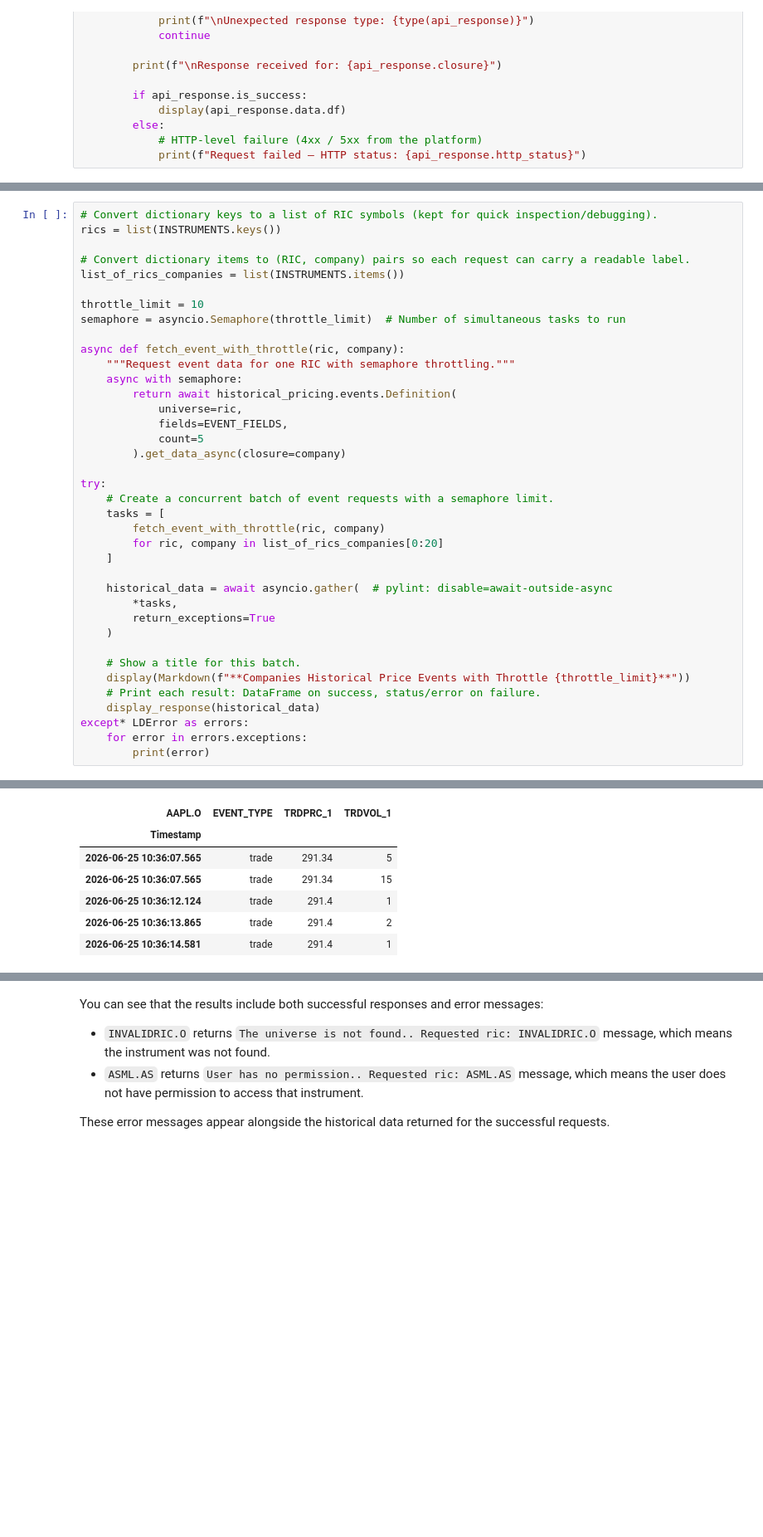
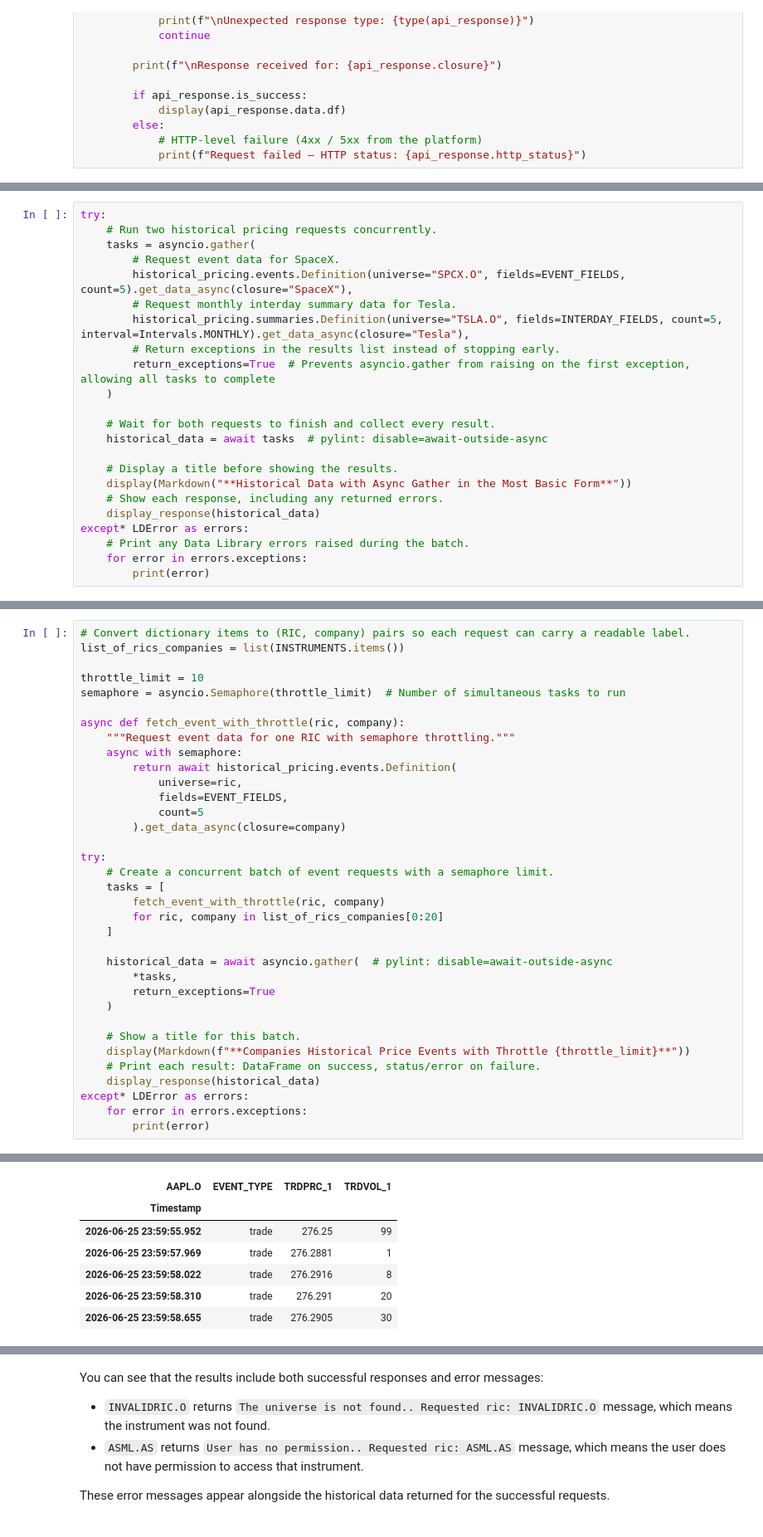
Before and after one commit to LSEG-API-Samples/Example.RDP.DataLibrary.Python.Async, a Jupyter notebook: notebook/ld_notebook_async_gather.ipynb, the cells around one changed output, grey strips where cells are left out. Shown at 83% size. Cells and saved outputs as stored; diff of their text form; blank space fills up the shorter version.

Commit message:
Updated article and main gather notebook to include the basic form and semaphore form. Updated images Updated the gather performance notebook to include the semaphore form and updated images.

```diff
--- a/notebook/ld_notebook_async_gather.ipynb
+++ b/notebook/ld_notebook_async_gather.ipynb
@@ -206,0 +208,23 @@ I am demonstrating with `historical_pricing.events.Definition` which returns His
+# %%
+try:
+    # Run two historical pricing requests concurrently.
+    tasks = asyncio.gather(
+        # Request event data for SpaceX.
+        historical_pricing.events.Definition(universe="SPCX.O", fields=EVENT_FIELDS, count=5).get_data_async(closure="SpaceX"),
+        # Request monthly interday summary data for Tesla.
+        historical_pricing.summaries.Definition(universe="TSLA.O", fields=INTERDAY_FIELDS, count=5, interval=Intervals.MONTHLY).get_data_async(closure="Tesla"),
+        # Return exceptions in the results list instead of stopping early.
+        return_exceptions=True  # Prevents asyncio.gather from raising on the first exception, allowing all tasks to complete
+    )
+
+    # Wait for both requests to finish and collect every result.
+    historical_data = await tasks  # pylint: disable=await-outside-async
+
+    # Display a title before showing the results.
+    display(Markdown("**Historical Data with Async Gather in the Most Basic Form**"))
+    # Show each response, including any returned errors.
+    display_response(historical_data)
+except* LDError as errors:
+    # Print any Data Library errors raised during the batch.
+    for error in errors.exceptions:
+        print(error)
@@ -207,7 +320,4 @@ I am demonstrating with `historical_pricing.events.Definition` which returns His
 # %%
-# Convert dictionary keys to a list of RIC symbols (kept for quick inspection/debugging).
-rics = list(INSTRUMENTS.keys())
-
 # Convert dictionary items to (RIC, company) pairs so each request can carry a readable label.
 list_of_rics_companies = list(INSTRUMENTS.items())
 
@@ -255,11 +365,11 @@ Response received for: NVIDIA
 Response received for: Apple
 | AAPL.O | EVENT_TYPE | TRDPRC_1 | TRDVOL_1 |
 | Timestamp |  |  |  |
-| 2026-06-25 10:36:07.565 | trade | 291.34 | 5 |
-| 2026-06-25 10:36:07.565 | trade | 291.34 | 15 |
-| 2026-06-25 10:36:12.124 | trade | 291.4 | 1 |
-| 2026-06-25 10:36:13.865 | trade | 291.4 | 2 |
-| 2026-06-25 10:36:14.581 | trade | 291.4 | 1 |
+| 2026-06-25 23:59:55.952 | trade | 276.25 | 99 |
+| 2026-06-25 23:59:57.969 | trade | 276.2881 | 1 |
+| 2026-06-25 23:59:58.022 | trade | 276.2916 | 8 |
+| 2026-06-25 23:59:58.310 | trade | 276.291 | 20 |
+| 2026-06-25 23:59:58.655 | trade | 276.2905 | 30 |
 Response received for: Microsoft
 | MSFT.O | EVENT_TYPE | TRDPRC_1 | TRDVOL_1 |
 | Timestamp |  |  |  |
```
Also changed, not shown: parts of 22 cells of this notebook, 13 other files.
